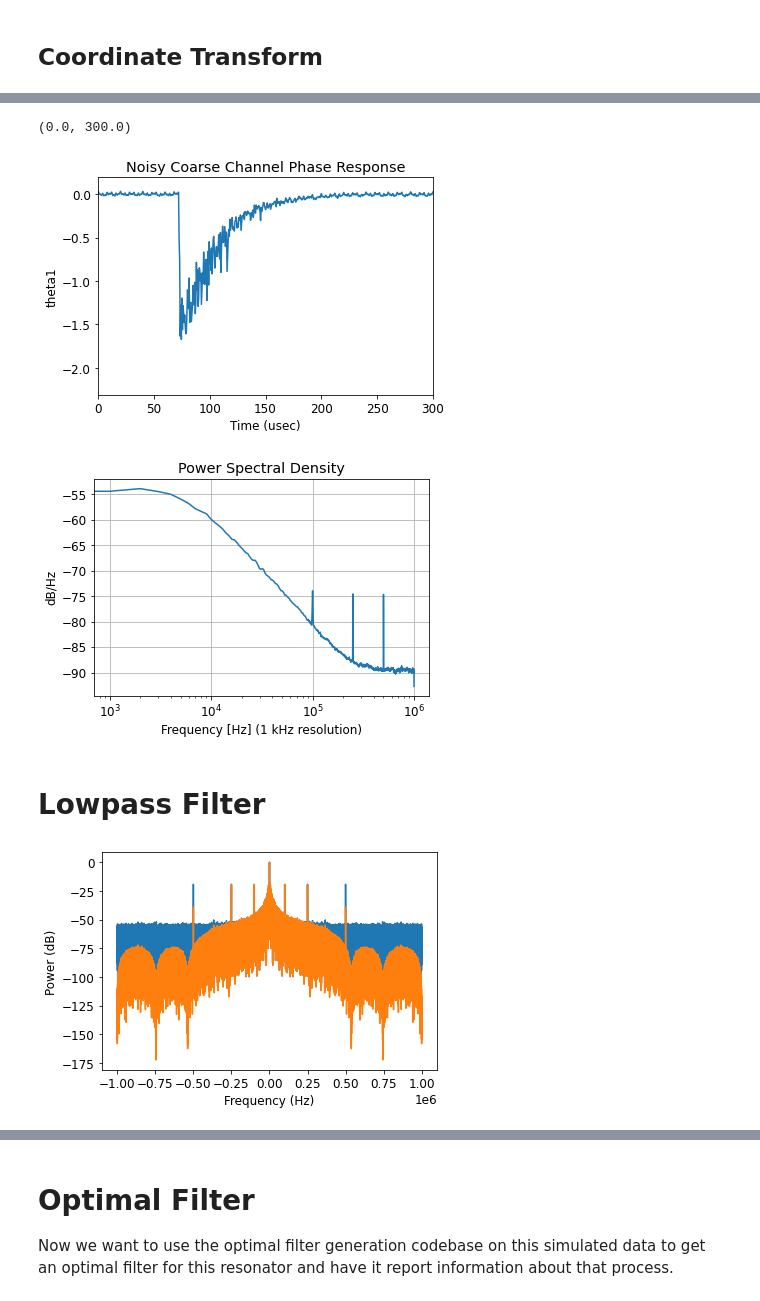
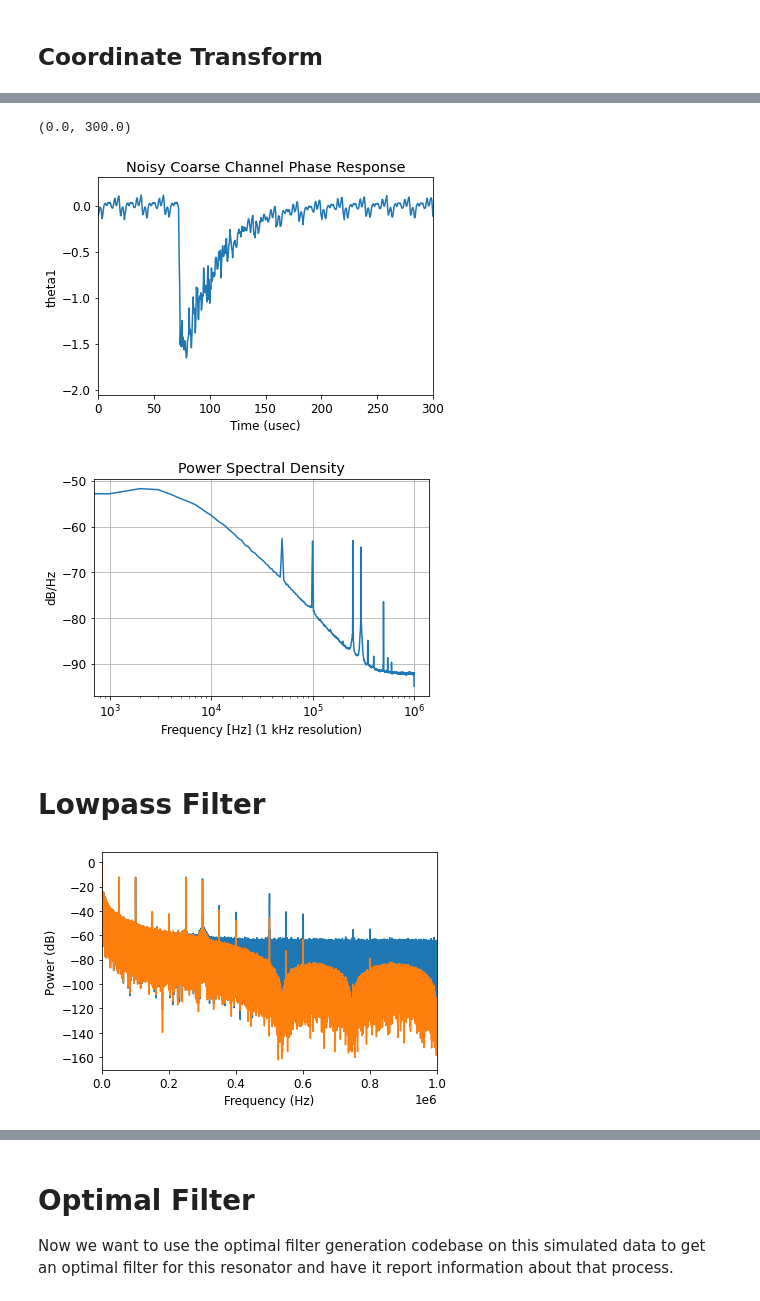
Before and after one commit to MazinLab/MKIDReadoutAnalysis, a Jupyter notebook: Example.ipynb, the cells around one changed output, grey strips where cells are left out. Saved outputs shown, nothing was run; the diff lists cells and outputs as text; code cells hidden in the pictures.

Commit message:
Changed up where noise is added. Deleted weird FFT plots. Optimal filters seem to be making things worse...

```diff
--- a/Example.ipynb
+++ b/Example.ipynb
@@ -98,9 +100,3 @@ axes.plot(t, d2, linestyle=':', color='C1')
 Now I'm going to perform the same measurment but this time I will use the original `quasiparticle_timestream` object with many photons.
 # %%
 lit_res_measurment = ReadoutPhotonResonator(resonator, quasiparticle_timestream, freq, rf)
-# %%
-# toggle white noise
-lit_res_measurment.noise_on = True
-
-# adjust white noise scale
-lit_res_measurment.rf.noise_scale = 10
@@ -107,3 +111,18 @@ lit_res_measurment.rf.noise_scale = 10
+# %%
+# toggle white noise and line noise
+lit_res_measurment.noise_on = True
+
+# adjust white noise scale
+lit_res_measurment.rf.noise_scale = 15
+
+# configure line noise
+lit_res_measurment.rf.line_noise.freqs = ([60, 50e3, 100e3, 250e3, -300e3, 300e3, 500e3]) # Hz and relative to center of bin (MKID we are reading out)
+lit_res_measurment.rf.line_noise.amplitudes = ([0.05, 0.05, 0.05, 0.05, 0.05, 0.05, 0.01])
+lit_res_measurment.rf.line_noise.phases = ([0, 0.5, 0,1.3,0.5, 0.2, 2.4])
+
+#lit_res_measurment.rf.line_noise.freqs = ([500e3])
+#lit_res_measurment.rf.line_noise.amplitudes = ([0.00001])
+#lit_res_measurment.rf.line_noise.phases = ([0])
 # %% [markdown]
 ## Coordinate Transform
 # %%
@@ -133,10 +140,0 @@ Line noise represents sources with narrow frequency bands, for example, another
-# %%
-freqs = np.array([100e3, 250e3, 500e3]) # Hz and relative to center of bin (MKID we are reading out)
-amps = np.array([0.01, 0.01, 0.01])
-phases = np.array([0,0,0])
-
-lit_res_measurment.rf.line_noise.freqs = freqs
-lit_res_measurment.rf.line_noise.amplitudes = amps
-lit_res_measurment.rf.line_noise.phases = phases
-
-line_noise = lit_res_measurment.rf.line_noise.values
@@ -155,28 +148,29 @@ plt.title('Noisy Coarse Channel Phase Response');
 # %%
-plt.plot(lit_res_measurment.photons.tvec*1e6, theta1+line_noise.real)
+plt.plot(lit_res_measurment.photons.tvec*1e6, theta1)
 plt.xlabel('Time (usec)')
 plt.ylabel('theta1')
 plt.title('Noisy Coarse Channel Phase Response');
 plt.xlim([0,300])
 # %% [output]
 (0.0, 300.0)
-[figure, old version]
+[figure, new version]
 # %%
-plot_psd(theta1+line_noise.real, lit_res_measurment.photons.fs)
+plot_psd(theta1, lit_res_measurment.photons.fs)
 # %% [output]
-[figure, old version]
+[figure, new version]
 # %% [markdown]
 # Lowpass Filter
 # %%
 # Current 8-Tap Equirippple Lowpass Exported from MATLAB
 coe = np.array([-0.08066211966627938, 0.02032901400427789, 0.21182262325068868, 0.38968583545138658, 0.38968583545138658, 0.21182262325068868, 0.02032901400427789, -0.08066211966627938])
 # %%
-fine_channel = apply_lowpass_filter(coe, theta1+line_noise.real)
+fine_channel = apply_lowpass_filter(coe, theta1)
 # %%
-plot_channel_fft(theta1+line_noise.real, lit_res_measurment.photons.fs)
+plot_channel_fft(theta1, lit_res_measurment.photons.fs)
 plot_channel_fft(fine_channel, lit_res_measurment.photons.fs)
+plt.xlim([0,1e6]);
 # %% [output]
-[figure, old version]
+[figure, new version]
 # %%
 plot_psd(fine_channel, lit_res_measurment.photons.fs)
 # %% [output]
```
Also changed, not shown: parts of 24 cells of this notebook, 2 other files.
